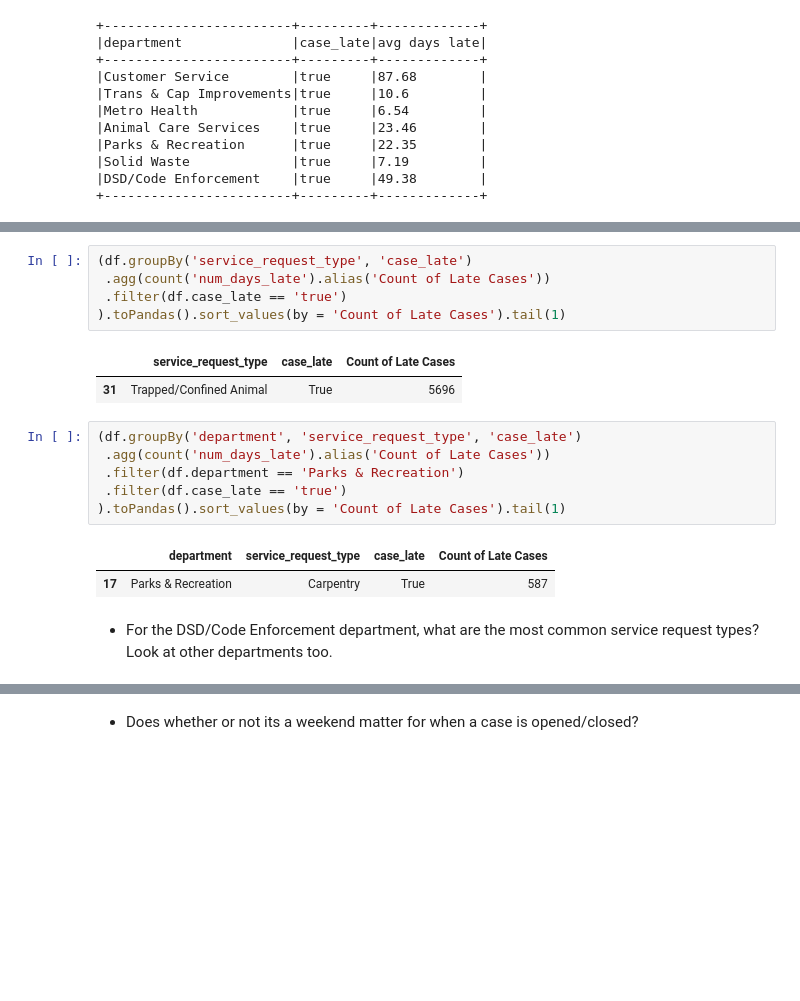
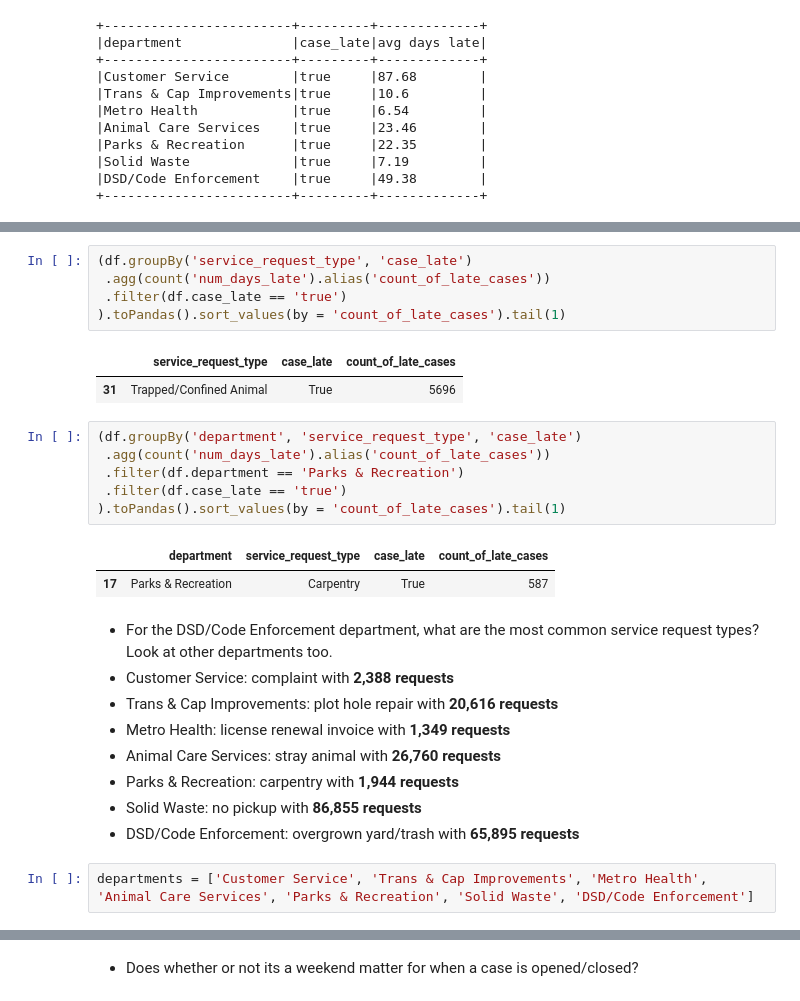
Before and after one commit to david-rodriguez-siller/spark-exercises, a Jupyter notebook: explore_exercises.ipynb, the cells around one changed output, grey strips where cells are left out. Cells and saved outputs as stored; diff of their text form; blank space fills up the shorter version.

```diff
--- a/explore_exercises.ipynb
+++ b/explore_exercises.ipynb
@@ -188,19 +195,28 @@ plt.xticks(rotation = 45, ticks = np.arange(7), labels = ['Customer Service',
 # %%
 (df.groupBy('service_request_type', 'case_late')
- .agg(count('num_days_late').alias('Count of Late Cases'))
+ .agg(count('num_days_late').alias('count_of_late_cases'))
  .filter(df.case_late == 'true')
-).toPandas().sort_values(by = 'Count of Late Cases').tail(1)
+).toPandas().sort_values(by = 'count_of_late_cases').tail(1)
 # %% [output]
-|  | service_request_type | case_late | Count of Late Cases |
+|  | service_request_type | case_late | count_of_late_cases |
 | 31 | Trapped/Confined Animal | True | 5696 |
 # %%
 (df.groupBy('department', 'service_request_type', 'case_late')
- .agg(count('num_days_late').alias('Count of Late Cases'))
+ .agg(count('num_days_late').alias('count_of_late_cases'))
  .filter(df.department == 'Parks & Recreation')
  .filter(df.case_late == 'true')
-).toPandas().sort_values(by = 'Count of Late Cases').tail(1)
+).toPandas().sort_values(by = 'count_of_late_cases').tail(1)
 # %% [output]
-|  | department | service_request_type | case_late | Count of Late Cases |
+|  | department | service_request_type | case_late | count_of_late_cases |
 | 17 | Parks & Recreation | Carpentry | True | 587 |
-# %% [markdown]
-- For the DSD/Code Enforcement department, what are the most common service request types? Look at other departments too.
+# %% [markdown]
+- For the DSD/Code Enforcement department, what are the most common service request types? Look at other departments too.
+ - Customer Service: complaint with **2,388 requests**
+ - Trans & Cap Improvements: plot hole repair with **20,616 requests**
+ - Metro Health: license renewal invoice with **1,349 requests**
+ - Animal Care Services: stray animal with **26,760 requests**
+ - Parks & Recreation: carpentry with **1,944 requests**
+ - Solid Waste: no pickup with **86,855 requests**
+ - DSD/Code Enforcement: overgrown yard/trash with **65,895 requests**
+# %%
+departments = ['Customer Service', 'Trans & Cap Improvements', 'Metro Health', 'Animal Care Services', 'Parks & Recreation', 'Solid Waste', 'DSD/Code Enforcement']
```
Also changed, not shown: parts of 6 cells of this notebook.
